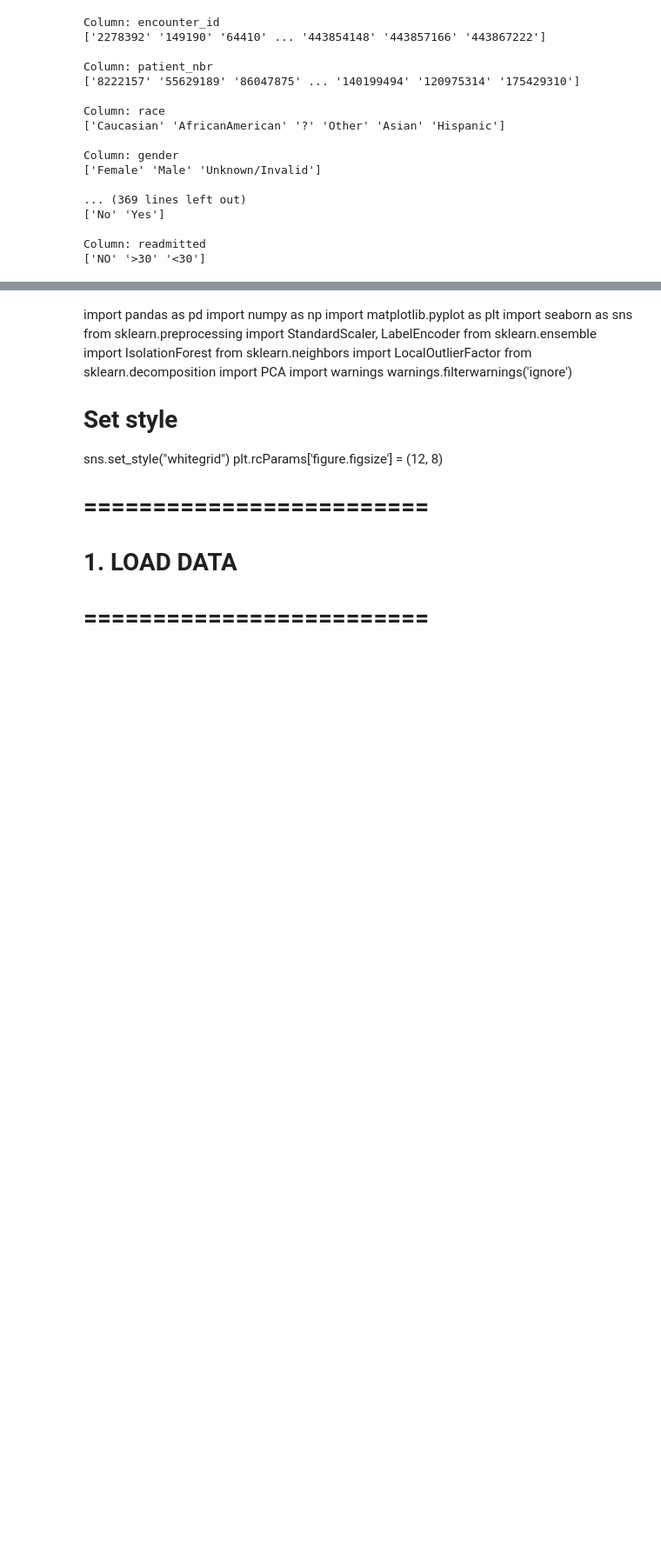
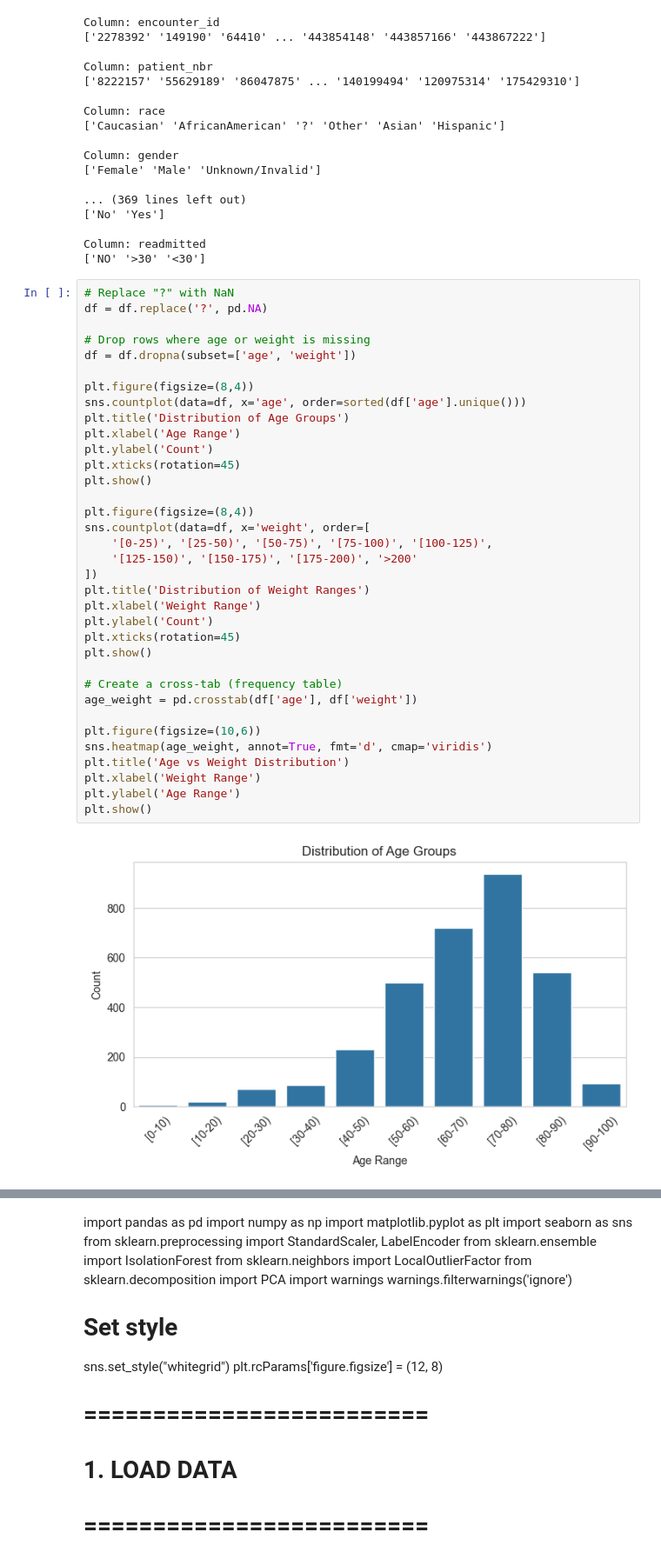
Before and after one commit to Suhxs-Reddy/DShospitalproject, a Jupyter notebook: IsolationForest.ipynb, the cells around one changed output, grey strips where cells are left out. Shown at 87% size. Cells and saved outputs as stored; diff of their text form; blank space fills up the shorter version.

Commit message:
Data Analysis - 18th Oct 2025

```diff
--- a/IsolationForest.ipynb
+++ b/IsolationForest.ipynb
@@ -148,3 +148,40 @@ Column: gender
 
 Column: readmitted
 ['NO' '>30' '<30']
+# %%
+# Replace "?" with NaN
+df = df.replace('?', pd.NA)
+
+# Drop rows where age or weight is missing
+df = df.dropna(subset=['age', 'weight'])
+
+plt.figure(figsize=(8,4))
+sns.countplot(data=df, x='age', order=sorted(df['age'].unique()))
+plt.title('Distribution of Age Groups')
+plt.xlabel('Age Range')
+plt.ylabel('Count')
+plt.xticks(rotation=45)
+plt.show()
+
+plt.figure(figsize=(8,4))
+sns.countplot(data=df, x='weight', order=[
+    '[0-25)', '[25-50)', '[50-75)', '[75-100)', '[100-125)',
+    '[125-150)', '[150-175)', '[175-200)', '>200'
+])
+plt.title('Distribution of Weight Ranges')
+plt.xlabel('Weight Range')
+plt.ylabel('Count')
+plt.xticks(rotation=45)
+plt.show()
+
+# Create a cross-tab (frequency table)
+age_weight = pd.crosstab(df['age'], df['weight'])
+
+plt.figure(figsize=(10,6))
+sns.heatmap(age_weight, annot=True, fmt='d', cmap='viridis')
+plt.title('Age vs Weight Distribution')
+plt.xlabel('Weight Range')
+plt.ylabel('Age Range')
+plt.show()
+# %% [output]
+[figure, added]
```
Also changed, not shown: parts of 6 cells of this notebook, 1 other file.
